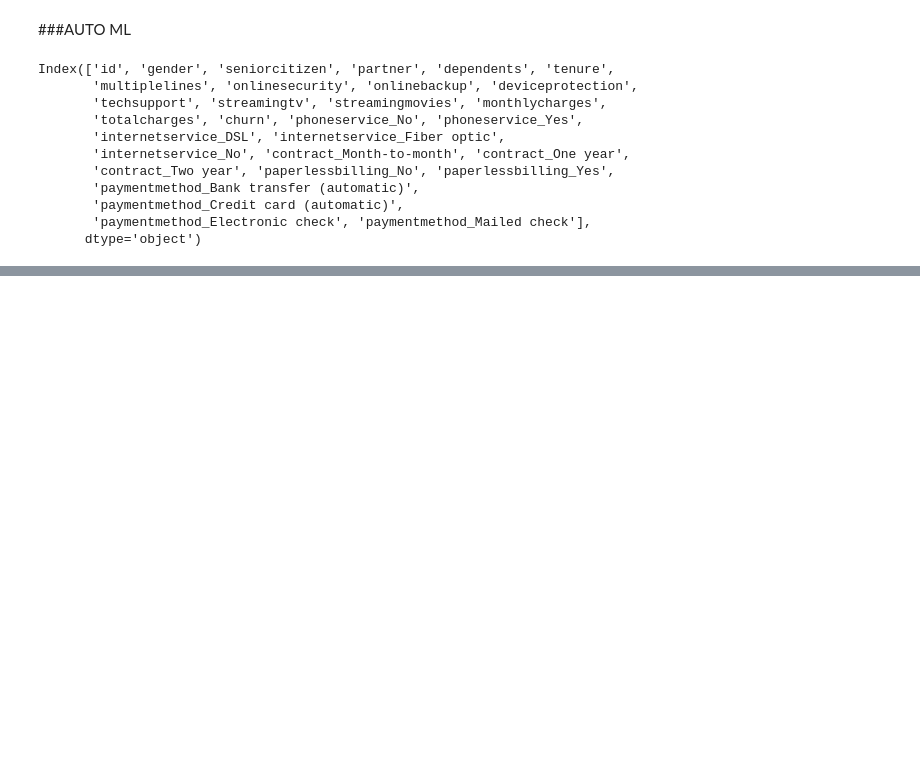
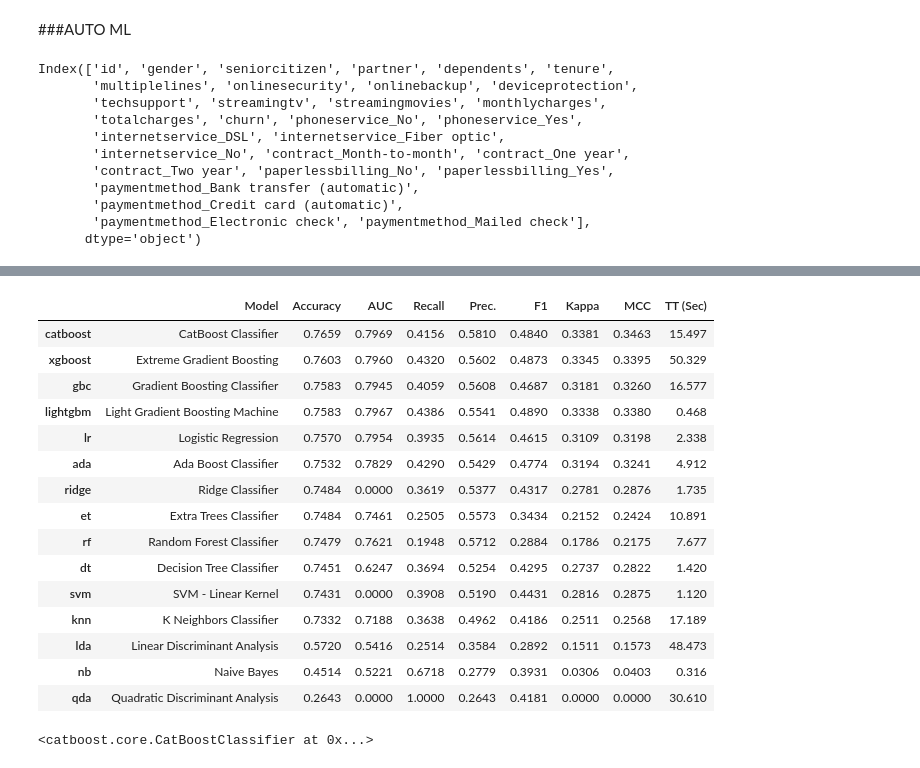
Before and after one commit to jjefferson2006/DSWP_JJ_altera, a Jupyter notebook: desafio_analise_5_ordenado.ipynb, the cells around one changed output, grey strips where cells are left out. Drawn from its saved outputs; the diff is of its cells as text; code cells hidden in the pictures; blank space fills up the shorter version.

```diff
--- a/desafio_analise_5_ordenado.ipynb
+++ b/desafio_analise_5_ordenado.ipynb
@@ -757,0 +1157,20 @@ files.download('submission35gbc.csv')
+# %%
+compare_models()
+# %% [output]
+|  | Model | Accuracy | AUC | Recall | Prec. | F1 | Kappa | MCC | TT (Sec) |
+| catboost | CatBoost Classifier | 0.7659 | 0.7969 | 0.4156 | 0.5810 | 0.4840 | 0.3381 | 0.3463 | 15.497 |
+| xgboost | Extreme Gradient Boosting | 0.7603 | 0.7960 | 0.4320 | 0.5602 | 0.4873 | 0.3345 | 0.3395 | 50.329 |
+| gbc | Gradient Boosting Classifier | 0.7583 | 0.7945 | 0.4059 | 0.5608 | 0.4687 | 0.3181 | 0.3260 | 16.577 |
+| lightgbm | Light Gradient Boosting Machine | 0.7583 | 0.7967 | 0.4386 | 0.5541 | 0.4890 | 0.3338 | 0.3380 | 0.468 |
+| lr | Logistic Regression | 0.7570 | 0.7954 | 0.3935 | 0.5614 | 0.4615 | 0.3109 | 0.3198 | 2.338 |
+| ada | Ada Boost Classifier | 0.7532 | 0.7829 | 0.4290 | 0.5429 | 0.4774 | 0.3194 | 0.3241 | 4.912 |
+| ridge | Ridge Classifier | 0.7484 | 0.0000 | 0.3619 | 0.5377 | 0.4317 | 0.2781 | 0.2876 | 1.735 |
+| et | Extra Trees Classifier | 0.7484 | 0.7461 | 0.2505 | 0.5573 | 0.3434 | 0.2152 | 0.2424 | 10.891 |
+| rf | Random Forest Classifier | 0.7479 | 0.7621 | 0.1948 | 0.5712 | 0.2884 | 0.1786 | 0.2175 | 7.677 |
+| dt | Decision Tree Classifier | 0.7451 | 0.6247 | 0.3694 | 0.5254 | 0.4295 | 0.2737 | 0.2822 | 1.420 |
+| svm | SVM - Linear Kernel | 0.7431 | 0.0000 | 0.3908 | 0.5190 | 0.4431 | 0.2816 | 0.2875 | 1.120 |
+| knn | K Neighbors Classifier | 0.7332 | 0.7188 | 0.3638 | 0.4962 | 0.4186 | 0.2511 | 0.2568 | 17.189 |
+| lda | Linear Discriminant Analysis | 0.5720 | 0.5416 | 0.2514 | 0.3584 | 0.2892 | 0.1511 | 0.1573 | 48.473 |
+| nb | Naive Bayes | 0.4514 | 0.5221 | 0.6718 | 0.2779 | 0.3931 | 0.0306 | 0.0403 | 0.316 |
+| qda | Quadratic Discriminant Analysis | 0.2643 | 0.0000 | 1.0000 | 0.2643 | 0.4181 | 0.0000 | 0.0000 | 30.610 |
+<catboost.core.CatBoostClassifier at 0x...>
```
Also changed, not shown: parts of 48 cells of this notebook.
